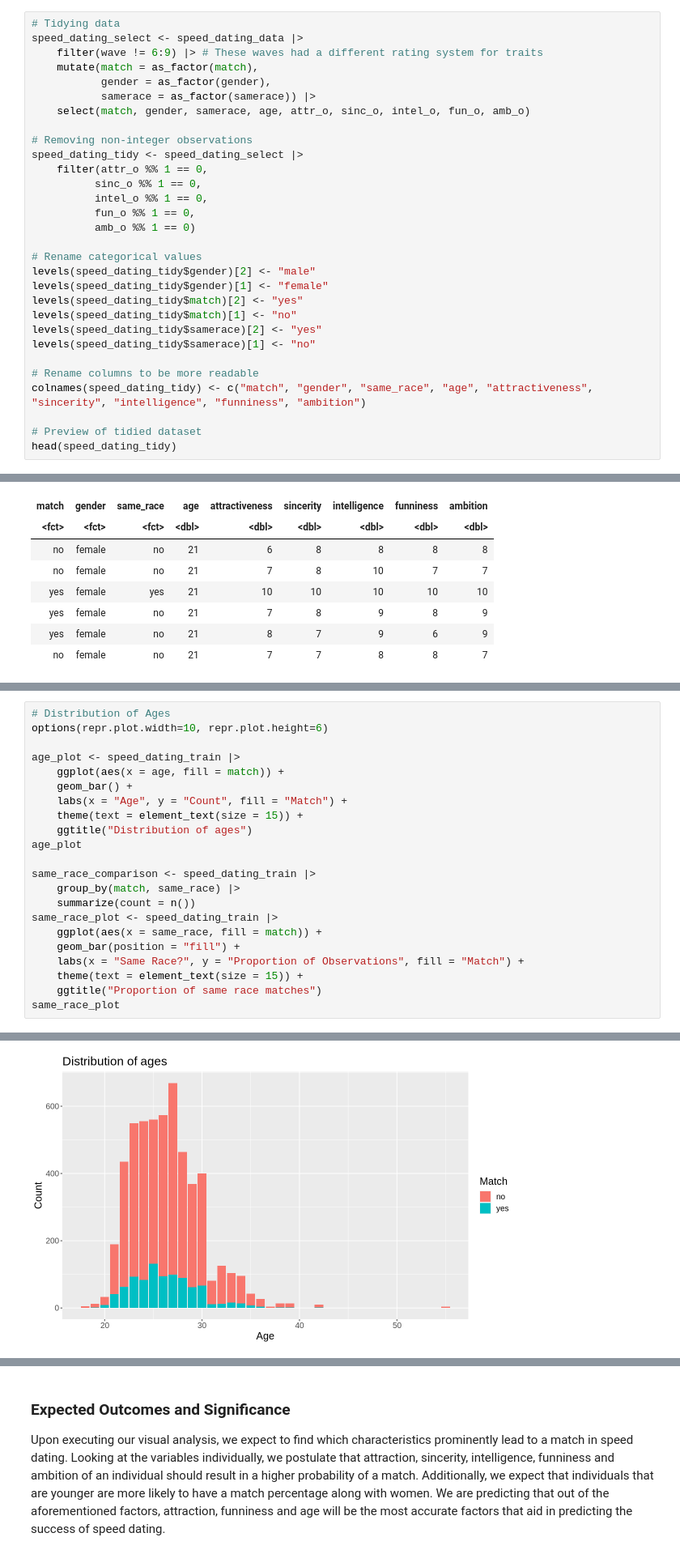
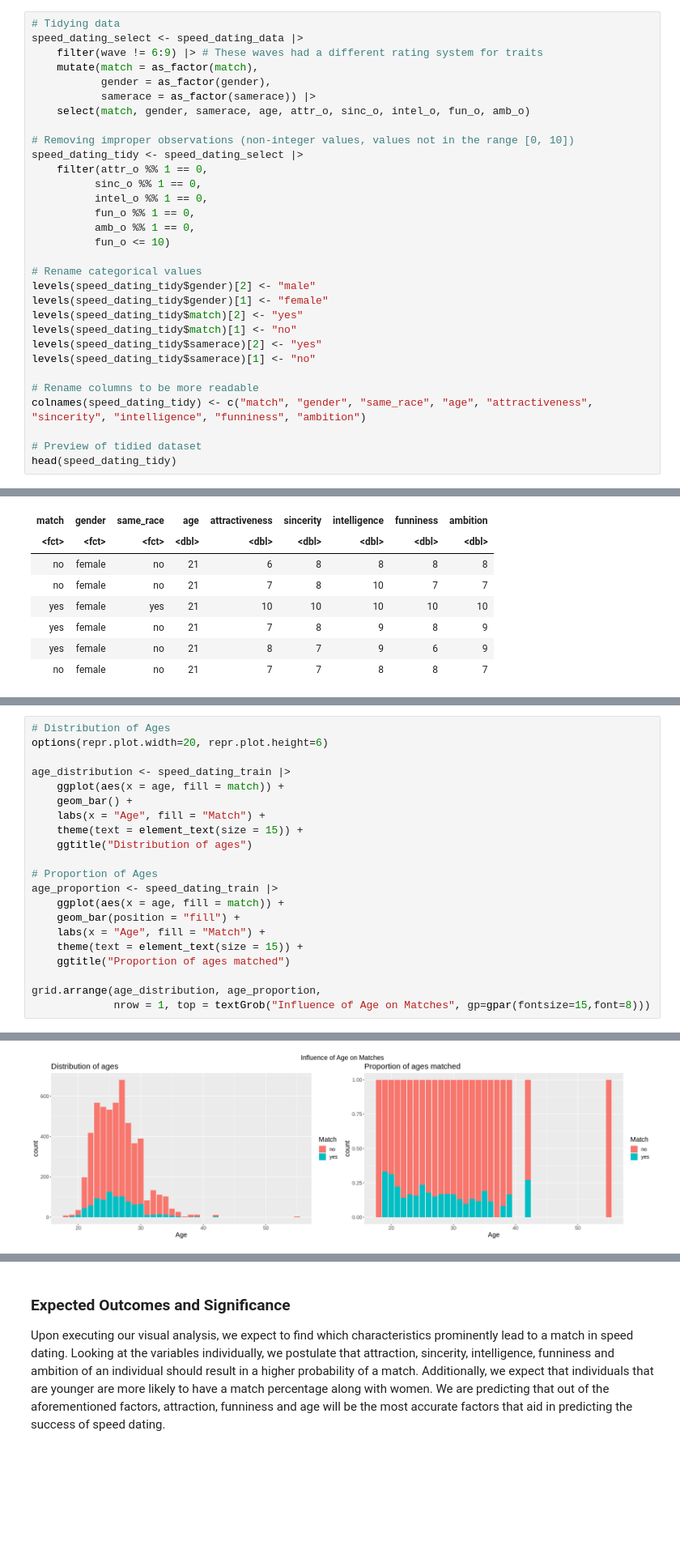
Before and after one commit to LotsaChai/toy-ds-project, a Jupyter notebook: DSCI Group Project Proposal.ipynb, the cells around one changed output, grey strips where cells are left out. Shown: that part at 81% size. Drawn from its saved outputs; the diff is of its cells as text; blank space fills up the shorter version.

Commit message:
Edited Methods paragraph and Age visualization

```diff
--- a/DSCI Group Project Proposal.ipynb
+++ b/DSCI Group Project Proposal.ipynb
@@ -45,13 +45,14 @@ speed_dating_select <- speed_dating_data |>
            samerace = as_factor(samerace)) |>
     select(match, gender, samerace, age, attr_o, sinc_o, intel_o, fun_o, amb_o)
 
-# Removing non-integer observations
+# Removing improper observations (non-integer values, values not in the range [0, 10])
 speed_dating_tidy <- speed_dating_select |>
     filter(attr_o %% 1 == 0,
           sinc_o %% 1 == 0,
           intel_o %% 1 == 0,
           fun_o %% 1 == 0,
-          amb_o %% 1 == 0)
+          amb_o %% 1 == 0,
+          fun_o <= 10)
 
 # Rename categorical values
 levels(speed_dating_tidy$gender)[2] <- "male"
@@ -135,23 +145,22 @@ A grouped_df: 4 × 8
 # %%
 # Distribution of Ages
-options(repr.plot.width=10, repr.plot.height=6)
+options(repr.plot.width=20, repr.plot.height=6)
 
-age_plot <- speed_dating_train |>
+age_distribution <- speed_dating_train |>
     ggplot(aes(x = age, fill = match)) +
     geom_bar() +
-    labs(x = "Age", y = "Count", fill = "Match") +
+    labs(x = "Age", fill = "Match") +
     theme(text = element_text(size = 15)) +
     ggtitle("Distribution of ages")
-age_plot
 
-same_race_comparison <- speed_dating_train |>
-    group_by(match, same_race) |>
-    summarize(count = n())
-same_race_plot <- speed_dating_train |>
-    ggplot(aes(x = same_race, fill = match)) +
+# Proportion of Ages
+age_proportion <- speed_dating_train |>
+    ggplot(aes(x = age, fill = match)) +
     geom_bar(position = "fill") +
-    labs(x = "Same Race?", y = "Proportion of Observations", fill = "Match") +
+    labs(x = "Age", fill = "Match") +
     theme(text = element_text(size = 15)) +
-    ggtitle("Proportion of same race matches")
-same_race_plot
+    ggtitle("Proportion of ages matched")
+
+grid.arrange(age_distribution, age_proportion,
+             nrow = 1, top = textGrob("Influence of Age on Matches", gp=gpar(fontsize=15,font=8)))
 # %% [output]
@@ -160 +167 @@ same_race_plot
-[figure, old version]
+[figure, new version]
```
Also changed, not shown: parts of 7 cells of this notebook.
